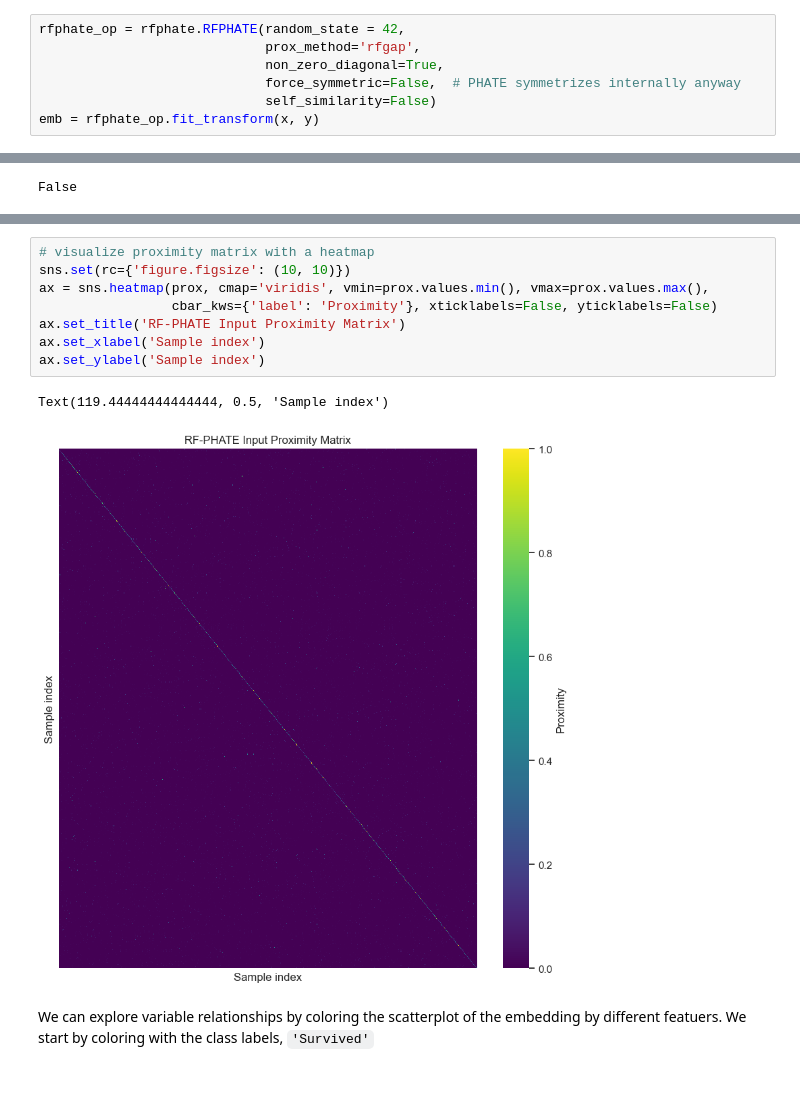
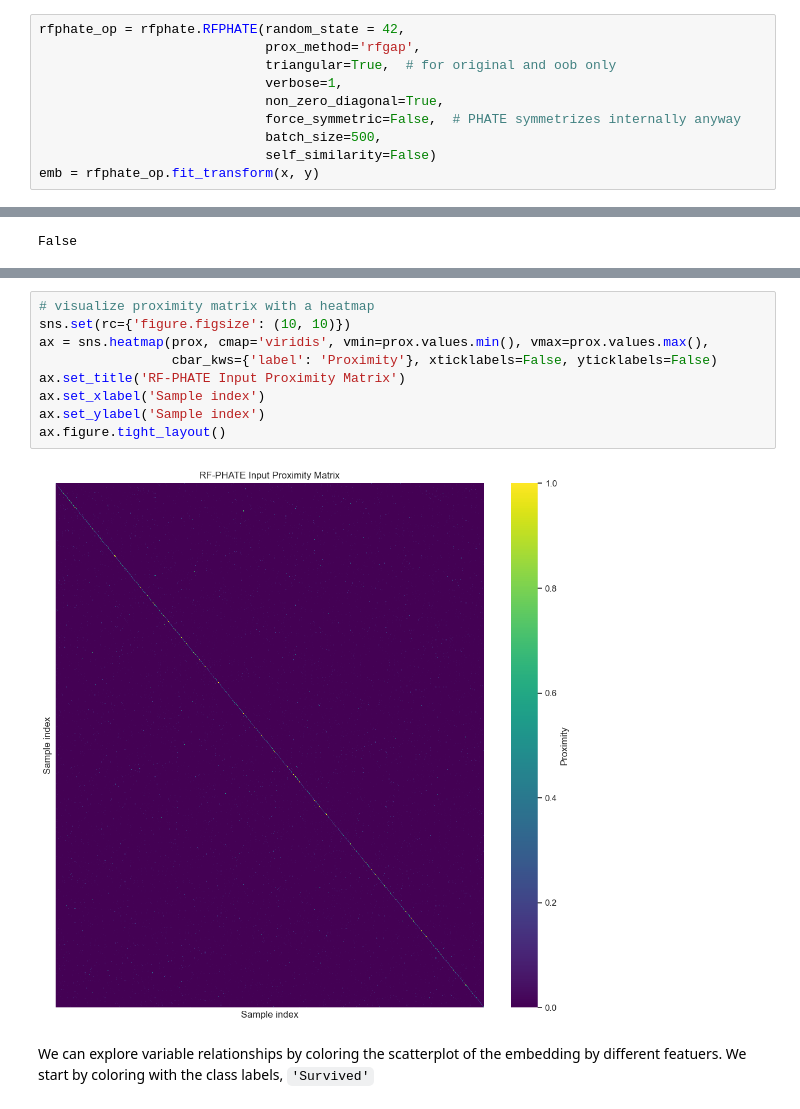
Before and after one commit to jakerhodes/RF-PHATE, a Jupyter notebook: demo.ipynb, the cells around one changed output, grey strips where cells are left out. Cells and saved outputs as stored; diff of their text form; blank space fills up the shorter version.

```diff
--- a/demo.ipynb
+++ b/demo.ipynb
@@ -16,8 +17,11 @@ We instantiate an RF-PHATE object and generate the 2-dimensional embedding using
 # %%
 rfphate_op = rfphate.RFPHATE(random_state = 42,
                              prox_method='rfgap',
+                             triangular=True,  # for original and oob only
+                             verbose=1,
                              non_zero_diagonal=True,
                              force_symmetric=False,  # PHATE symmetrizes internally anyway
+                             batch_size=500,
                              self_similarity=False)
 emb = rfphate_op.fit_transform(x, y)
 # %% [output]
@@ -31,14 +66,14 @@ False
 # %%
 # visualize proximity matrix with a heatmap
 sns.set(rc={'figure.figsize': (10, 10)})
 ax = sns.heatmap(prox, cmap='viridis', vmin=prox.values.min(), vmax=prox.values.max(),
                  cbar_kws={'label': 'Proximity'}, xticklabels=False, yticklabels=False)
 ax.set_title('RF-PHATE Input Proximity Matrix')
 ax.set_xlabel('Sample index')
 ax.set_ylabel('Sample index')
+ax.figure.tight_layout()
 # %% [output]
-Text(119.44444444444444, 0.5, 'Sample index')
-[figure, old version]
+[figure, new version]
 # %% [markdown]
 We can explore variable relationships by coloring the scatterplot of the embedding by different featuers. We start by coloring with the class labels, `'Survived'`
 # %%
```
Also changed, not shown: parts of 5 cells of this notebook.
